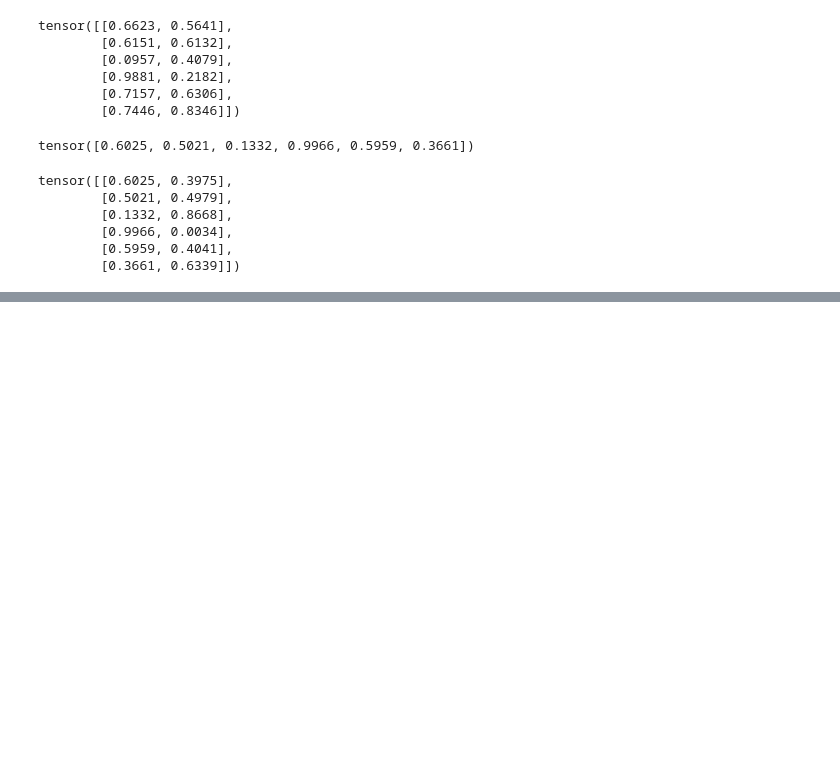
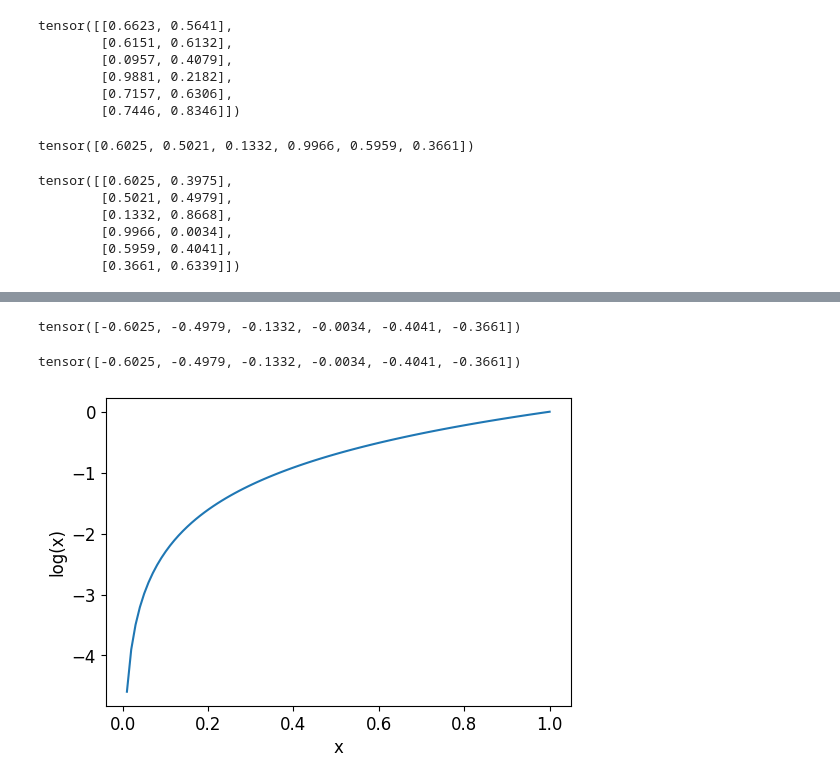
Before and after one commit to rainfd/fastbook, a Jupyter notebook: 05_pra.ipynb, the cells around one changed output, grey strips where cells are left out. Saved outputs shown, nothing was run; the diff lists cells and outputs as text; code cells hidden in the pictures; blank space fills up the shorter version.

```diff
--- a/05_pra.ipynb
+++ b/05_pra.ipynb
@@ -158,0 +149,12 @@ tensor([[0.6025, 0.3975],
+# %%
+-sm_acts[idx,targ]
+# %% [output]
+tensor([-0.6025, -0.4979, -0.1332, -0.0034, -0.4041, -0.3661])
+# %%
+F.nll_loss(sm_acts, targ, reduction='none')
+# %% [output]
+tensor([-0.6025, -0.4979, -0.1332, -0.0034, -0.4041, -0.3661])
+# %%
+plot_function(torch.log, min=0, max=1, ty='log(x)', tx='x')
+# %% [output]
+[figure, added]
```
Also changed, not shown: parts of 23 cells of this notebook.
